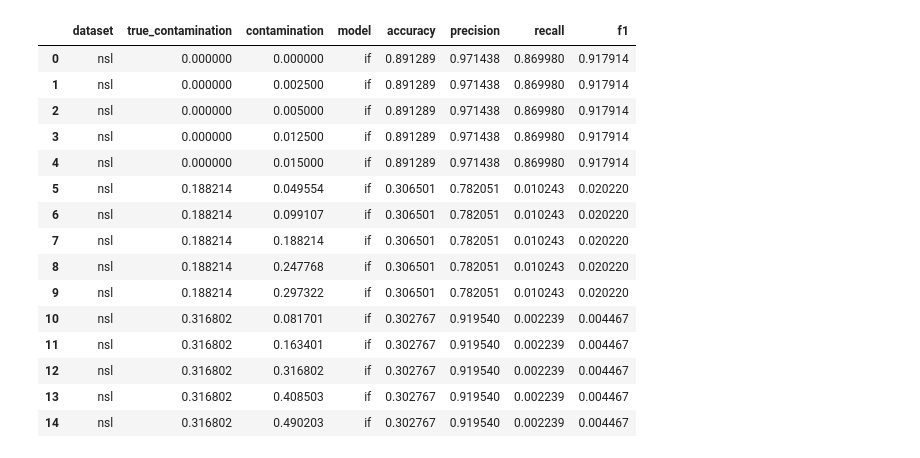
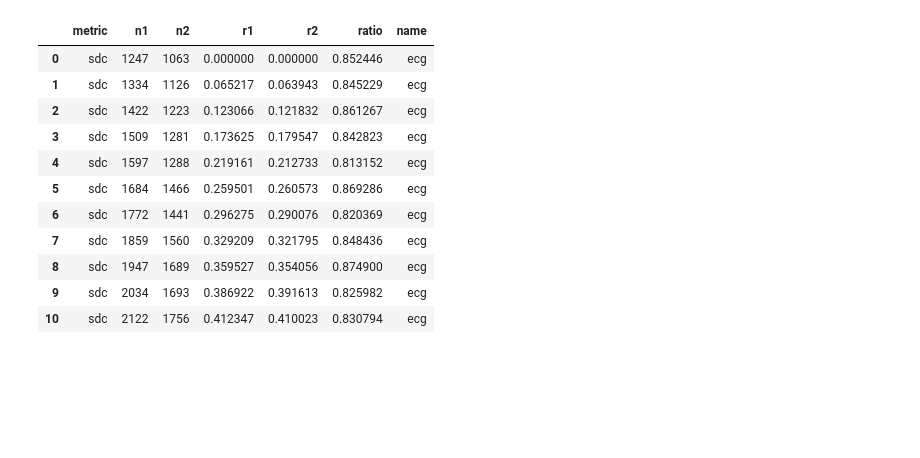
Before and after one commit to jmf-mas/jmf_bopeto, a Jupyter notebook: outputs/plots.ipynb, the cells around one changed output. Drawn from its saved outputs; the diff is of its cells as text; code cells hidden in the pictures; blank space fills up the shorter version.

```diff
--- a/outputs/plots.ipynb
+++ b/outputs/plots.ipynb
@@ -6,26 +6,6 @@ import numpy as np
 from sklearn.decomposition import PCA
 import matplotlib.pyplot as plt
 from sklearn.ensemble import IsolationForest
-# %%
-cont_if_nsl = pd.read_csv("mis_contamination_nsl_if.csv")
-cont_if_nsl.head(20)
-# %% [output]
-|  | dataset | true_contamination | contamination | model | accuracy | precision | recall | f1 |
-| 0 | nsl | 0.000000 | 0.000000 | if | 0.891289 | 0.971438 | 0.869980 | 0.917914 |
-| 1 | nsl | 0.000000 | 0.002500 | if | 0.891289 | 0.971438 | 0.869980 | 0.917914 |
-| 2 | nsl | 0.000000 | 0.005000 | if | 0.891289 | 0.971438 | 0.869980 | 0.917914 |
-| 3 | nsl | 0.000000 | 0.012500 | if | 0.891289 | 0.971438 | 0.869980 | 0.917914 |
-| 4 | nsl | 0.000000 | 0.015000 | if | 0.891289 | 0.971438 | 0.869980 | 0.917914 |
-| 5 | nsl | 0.188214 | 0.049554 | if | 0.306501 | 0.782051 | 0.010243 | 0.020220 |
-| 6 | nsl | 0.188214 | 0.099107 | if | 0.306501 | 0.782051 | 0.010243 | 0.020220 |
-| 7 | nsl | 0.188214 | 0.188214 | if | 0.306501 | 0.782051 | 0.010243 | 0.020220 |
-| 8 | nsl | 0.188214 | 0.247768 | if | 0.306501 | 0.782051 | 0.010243 | 0.020220 |
-| 9 | nsl | 0.188214 | 0.297322 | if | 0.306501 | 0.782051 | 0.010243 | 0.020220 |
-| 10 | nsl | 0.316802 | 0.081701 | if | 0.302767 | 0.919540 | 0.002239 | 0.004467 |
-| 11 | nsl | 0.316802 | 0.163401 | if | 0.302767 | 0.919540 | 0.002239 | 0.004467 |
-| 12 | nsl | 0.316802 | 0.316802 | if | 0.302767 | 0.919540 | 0.002239 | 0.004467 |
-| 13 | nsl | 0.316802 | 0.408503 | if | 0.302767 | 0.919540 | 0.002239 | 0.004467 |
-| 14 | nsl | 0.316802 | 0.490203 | if | 0.302767 | 0.919540 | 0.002239 | 0.004467 |
 # %%
 
 kdd = pd.read_csv("kdd_FGM.csv")
@@ -60,5 +40,20 @@ ciciot['name'] ='ciciot'
 kitsune['name'] = 'kitsune'
 ecg['name'] = 'ecg'
 data = pd.concat([kdd, ids, ciciot,kitsune, credit, ecg], ignore_index=True)
+# %%
+ecg
+# %% [output]
+|  | metric | n1 | n2 | r1 | r2 | ratio | name |
+| 0 | sdc | 1247 | 1063 | 0.000000 | 0.000000 | 0.852446 | ecg |
+| 1 | sdc | 1334 | 1126 | 0.065217 | 0.063943 | 0.845229 | ecg |
+| 2 | sdc | 1422 | 1223 | 0.123066 | 0.121832 | 0.861267 | ecg |
+| 3 | sdc | 1509 | 1281 | 0.173625 | 0.179547 | 0.842823 | ecg |
+| 4 | sdc | 1597 | 1288 | 0.219161 | 0.212733 | 0.813152 | ecg |
+| 5 | sdc | 1684 | 1466 | 0.259501 | 0.260573 | 0.869286 | ecg |
+| 6 | sdc | 1772 | 1441 | 0.296275 | 0.290076 | 0.820369 | ecg |
+| 7 | sdc | 1859 | 1560 | 0.329209 | 0.321795 | 0.848436 | ecg |
+| 8 | sdc | 1947 | 1689 | 0.359527 | 0.354056 | 0.874900 | ecg |
+| 9 | sdc | 2034 | 1693 | 0.386922 | 0.391613 | 0.825982 | ecg |
+| 10 | sdc | 2122 | 1756 | 0.412347 | 0.410023 | 0.830794 | ecg |
 # %%
 #data = data[data['name']!='ids']
```
Also changed, not shown: parts of 20 cells of this notebook, 1 other file.
